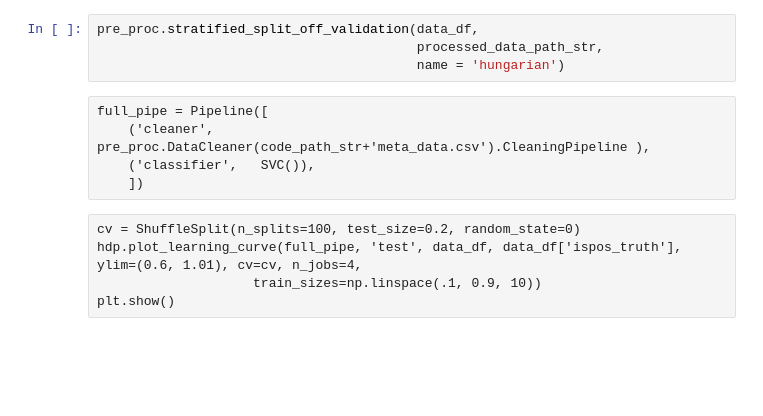
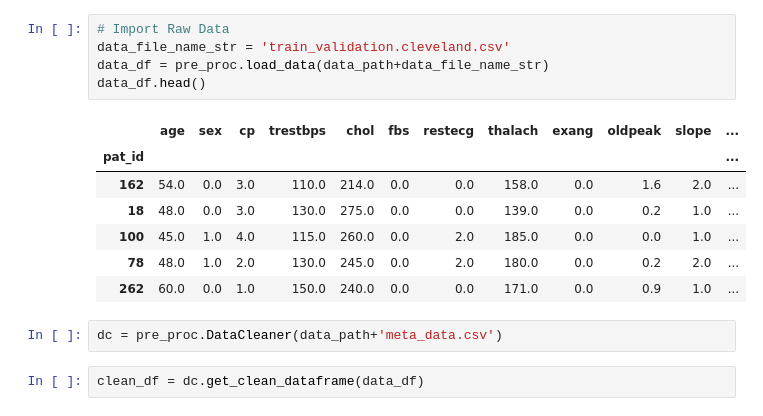
Before and after one commit to TychonautVII/heart_disease_dm, a Jupyter notebook: heart_disease/playground.ipynb, the cells around one changed output. Saved outputs shown, nothing was run; the diff lists cells and outputs as text; blank space fills up the shorter version.

```diff
--- a/heart_disease/playground.ipynb
+++ b/heart_disease/playground.ipynb
@@ -44,14 +36,17 @@ y = np.array(data_df['ispos_truth'])
-# %%
-pre_proc.stratified_split_off_validation(data_df,
-                                         processed_data_path_str,
-                                         name = 'hungarian')
-# %% [raw]
-full_pipe = Pipeline([
-    ('cleaner', pre_proc.DataCleaner(code_path_str+'meta_data.csv').CleaningPipeline ),
-    ('classifier',   SVC()),
-    ])
-# %% [raw]
-cv = ShuffleSplit(n_splits=100, test_size=0.2, random_state=0)
-hdp.plot_learning_curve(full_pipe, 'test', data_df, data_df['ispos_truth'], ylim=(0.6, 1.01), cv=cv, n_jobs=4,
-                    train_sizes=np.linspace(.1, 0.9, 10))
-plt.show()
+# %%
+# Import Raw Data
+data_file_name_str = 'train_validation.cleveland.csv'
+data_df = pre_proc.load_data(data_path+data_file_name_str)
+data_df.head()
+# %% [output]
+|  | age | sex | cp | trestbps | chol | fbs | restecg | thalach | exang | oldpeak | slope | ... |
+| pat_id |  |  |  |  |  |  |  |  |  |  |  | ... |
+| 162 | 54.0 | 0.0 | 3.0 | 110.0 | 214.0 | 0.0 | 0.0 | 158.0 | 0.0 | 1.6 | 2.0 | ... |
+| 18 | 48.0 | 0.0 | 3.0 | 130.0 | 275.0 | 0.0 | 0.0 | 139.0 | 0.0 | 0.2 | 1.0 | ... |
+| 100 | 45.0 | 1.0 | 4.0 | 115.0 | 260.0 | 0.0 | 2.0 | 185.0 | 0.0 | 0.0 | 1.0 | ... |
+| 78 | 48.0 | 1.0 | 2.0 | 130.0 | 245.0 | 0.0 | 2.0 | 180.0 | 0.0 | 0.2 | 2.0 | ... |
+| 262 | 60.0 | 0.0 | 1.0 | 150.0 | 240.0 | 0.0 | 0.0 | 171.0 | 0.0 | 0.9 | 1.0 | ... |
+# %%
+dc = pre_proc.DataCleaner(data_path+'meta_data.csv')
+# %%
+clean_df = dc.get_clean_dataframe(data_df)
```
Also changed, not shown: parts of 4 cells of this notebook, 11 other files.
